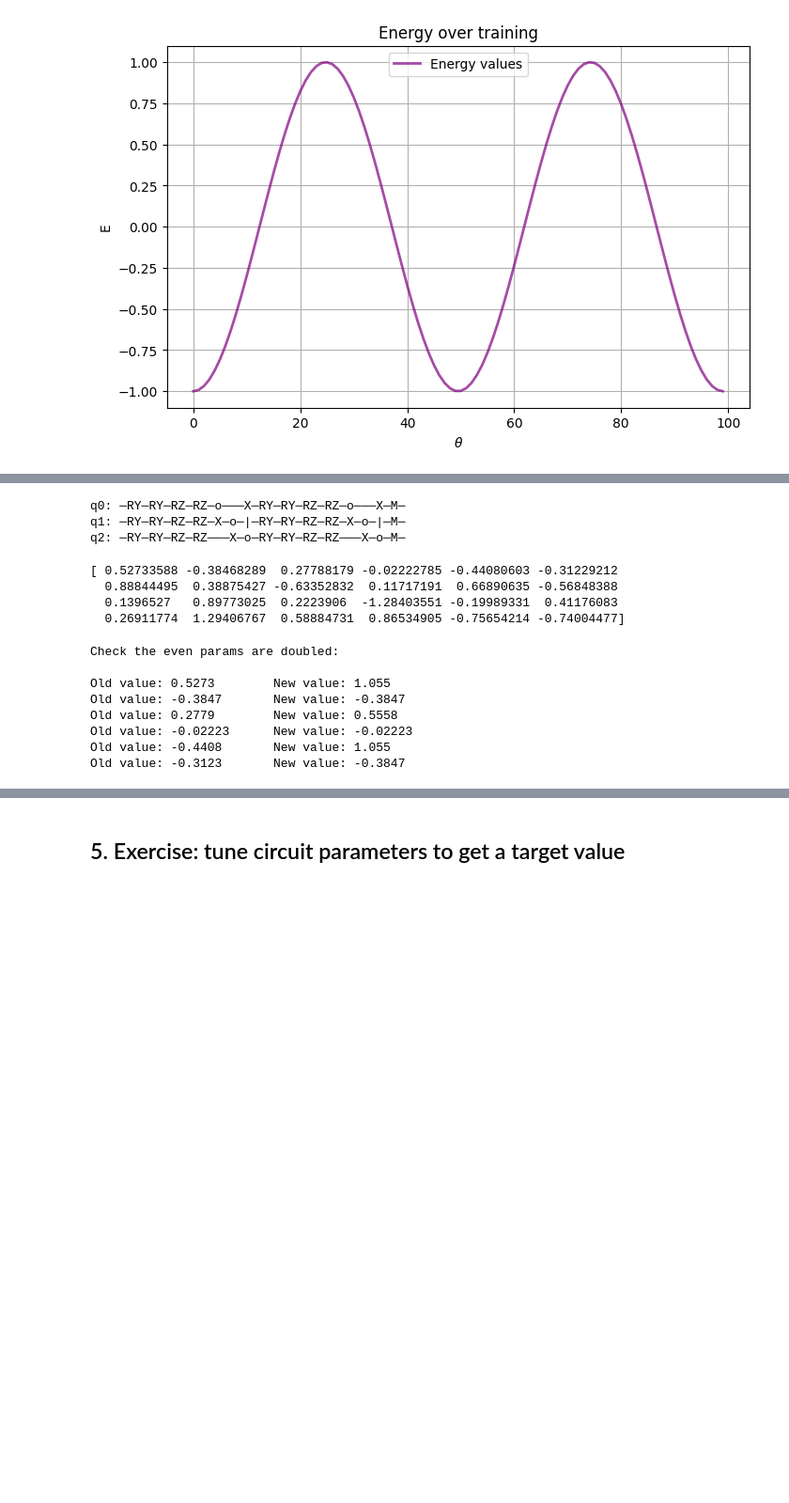
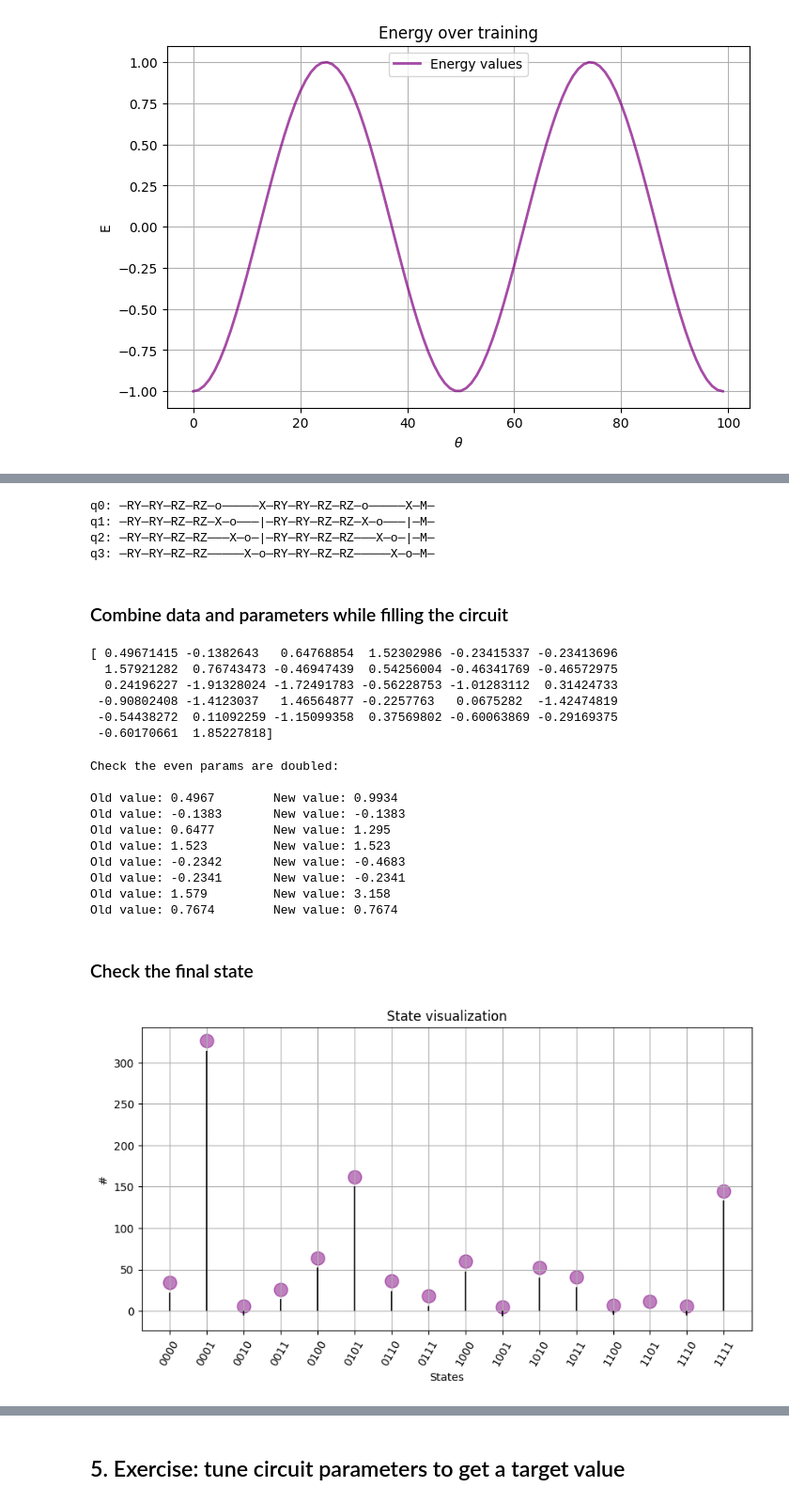
Before and after one commit to NNPDF/como-2023, a Jupyter notebook: w2t3-qml/intro_qml.ipynb, the cells around one changed output, grey strips where cells are left out. Shown at 94% size. Saved outputs shown, nothing was run; the diff lists cells and outputs as text; code cells hidden in the pictures; blank space fills up the shorter version.

```diff
--- a/w2t3-qml/intro_qml.ipynb
+++ b/w2t3-qml/intro_qml.ipynb
@@ -144,13 +219,16 @@ def build_vqc(nqubits, nlayers):
 # %%
-nqubits = 3
+nqubits = 4
 nlayers = 2
 
 vqc = build_vqc(nqubits=nqubits, nlayers=nlayers)
 print(vqc.draw())
 # %% [output]
-q0: ─RY─RY─RZ─RZ─o───X─RY─RY─RZ─RZ─o───X─M─
-q1: ─RY─RY─RZ─RZ─X─o─|─RY─RY─RZ─RZ─X─o─|─M─
-q2: ─RY─RY─RZ─RZ───X─o─RY─RY─RZ─RZ───X─o─M─
+q0: ─RY─RY─RZ─RZ─o─────X─RY─RY─RZ─RZ─o─────X─M─
+q1: ─RY─RY─RZ─RZ─X─o───|─RY─RY─RZ─RZ─X─o───|─M─
+q2: ─RY─RY─RZ─RZ───X─o─|─RY─RY─RZ─RZ───X─o─|─M─
+q3: ─RY─RY─RZ─RZ─────X─o─RY─RY─RZ─RZ─────X─o─M─
+# %% [markdown]
+### Combine data and parameters while filling the circuit
 # %%
 # define a way for uploading both data and parameters
 
@@ -175,38 +253,58 @@ def inject_data(circuit, nlayers, parameters, x):
             # bias
             params.append(parameters[index + 3])
 
+            # update index counter to prepare the next 4 parameters
+            index += 4
+
     # set the new parameters affected by x into the circuit and return it
     circuit.set_parameters(params)
     return circuit
 # %%
 # set random parameters inside the circuit
+np.random.seed(42)
 old_params = np.random.randn(len(vqc.get_parameters()))
 print(old_params)
 # %% [output]
-[ 0.52733588 -0.38468289  0.27788179 -0.02222785 -0.44080603 -0.31229212
-  0.88844495  0.38875427 -0.63352832  0.11717191  0.66890635 -0.56848388
-  0.1396527   0.89773025  0.2223906  -1.28403551 -0.19989331  0.41176083
-  0.26911774  1.29406767  0.58884731  0.86534905 -0.75654214 -0.74004477]
+[ 0.49671415 -0.1382643   0.64768854  1.52302986 -0.23415337 -0.23413696
+  1.57921282  0.76743473 -0.46947439  0.54256004 -0.46341769 -0.46572975
+  0.24196227 -1.91328024 -1.72491783 -0.56228753 -1.01283112  0.31424733
+ -0.90802408 -1.4123037   1.46564877 -0.2257763   0.0675282  -1.42474819
+ -0.54438272  0.11092259 -1.15099358  0.37569802 -0.60063869 -0.29169375
+ -0.60170661  1.85227818]
 # %%
 # inject data
 x = 2
 
-vqc = fill_circuit(vqc, nlayers, old_params, x)
+vqc = inject_data(circuit=vqc, nlayers=nlayers, parameters=old_params, x=x)
 
+# get new params after the injection
 new_params = vqc.get_parameters()
 
+# sanity check
 print("Check the even params are doubled:\n")
-for p in range(6):
+for p in range(8):
     print(f"Old value: {old_params[p]:.4}\t New value: {new_params[p][0]:.4}")
 # %% [output]
 Check the even params are doubled:
 
-Old value: 0.5273        New value: 1.055
-Old value: -0.3847       New value: -0.3847
-Old value: 0.2779        New value: 0.5558
-Old value: -0.02223      New value: -0.02223
-Old value: -0.4408       New value: 1.055
-Old value: -0.3123       New value: -0.3847
+Old value: 0.4967        New value: 0.9934
+Old value: -0.1383       New value: -0.1383
+Old value: 0.6477        New value: 1.295
+Old value: 1.523         New value: 1.523
+Old value: -0.2342       New value: -0.4683
+Old value: -0.2341       New value: -0.2341
+Old value: 1.579         New value: 3.158
+Old value: 0.7674        New value: 0.7674
+# %% [markdown]
+### Check the final state
+# %%
+# final state
+fstate = vqc.execute(nshots=1000)
+
+# frequencies
+visualize_states(fstate.frequencies(), ticks_rotation=60)
+# %% [output]
+[figure, added]
 # %% [markdown]
 ## 4. A snapshot of quantum machine learning
 
```
Also changed, not shown: parts of 25 cells of this notebook.
